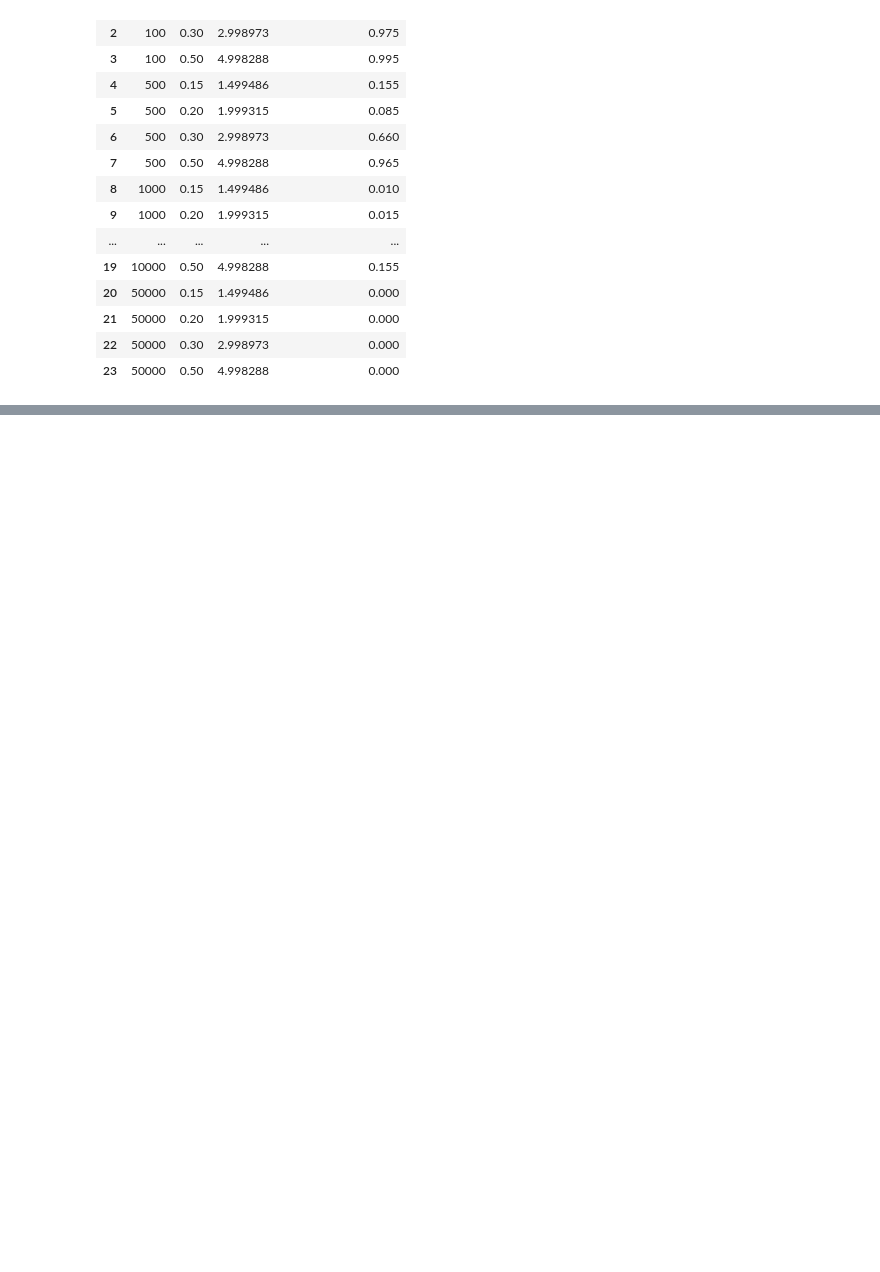
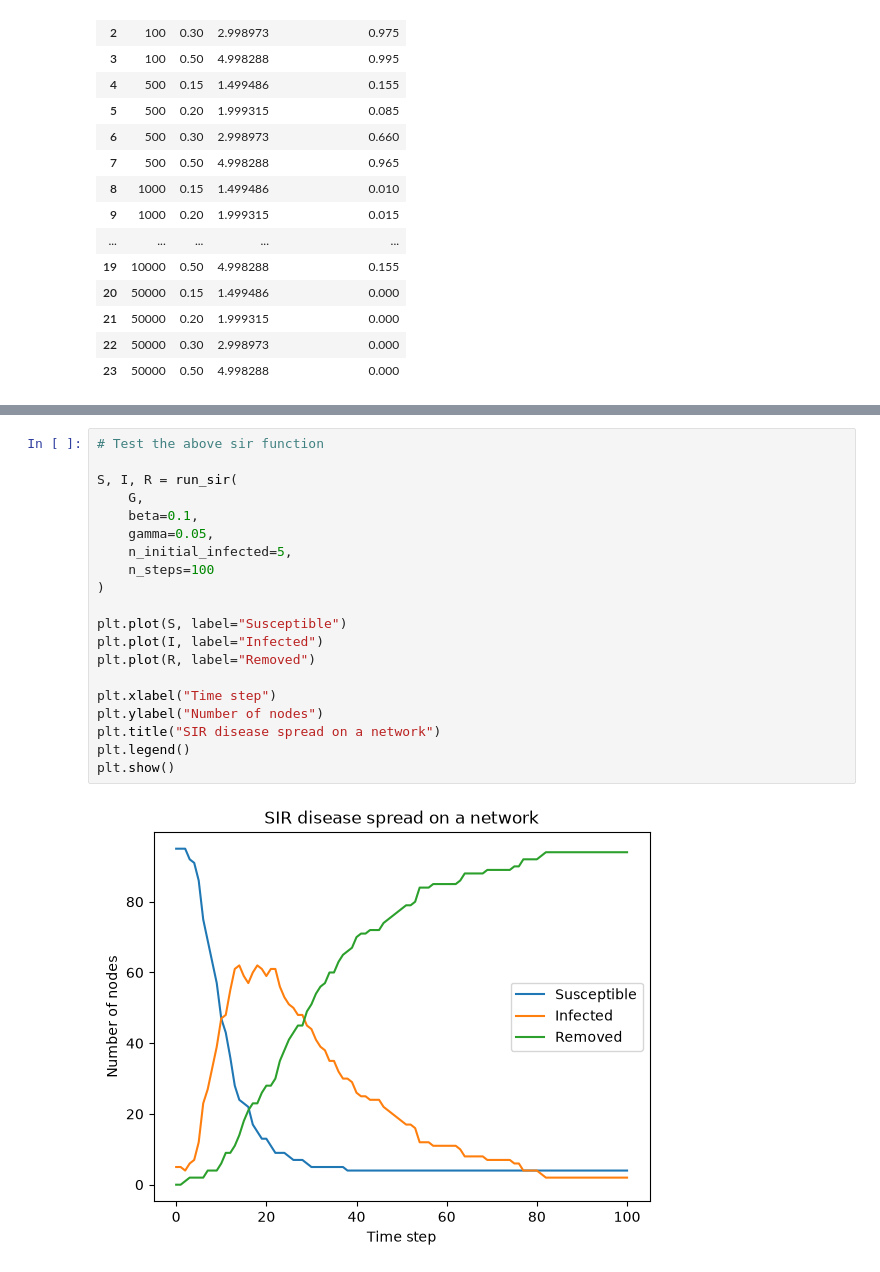
Before and after one commit to emilie-taffouraud/assignment2-stochastic-spatial-models, a Jupyter notebook: Jakobsen_16944763_Taffouraud_14886820_assignment2.ipynb, the cells around one changed output, grey strips where cells are left out. Saved outputs shown, nothing was run; the diff lists cells and outputs as text; blank space fills up the shorter version.

```diff
--- a/Jakobsen_16944763_Taffouraud_14886820_assignment2.ipynb
+++ b/Jakobsen_16944763_Taffouraud_14886820_assignment2.ipynb
@@ -1012,0 +1101,22 @@ plt.show()
+# %%
+# Test the above sir function
+
+S, I, R = run_sir(
+    G,
+    beta=0.1,
+    gamma=0.05,
+    n_initial_infected=5,
+    n_steps=100
+)
+
+plt.plot(S, label="Susceptible")
+plt.plot(I, label="Infected")
+plt.plot(R, label="Removed")
+
+plt.xlabel("Time step")
+plt.ylabel("Number of nodes")
+plt.title("SIR disease spread on a network")
+plt.legend()
+plt.show()
+# %% [output]
+[figure, added]
```
Also changed, not shown: parts of 24 cells of this notebook.
